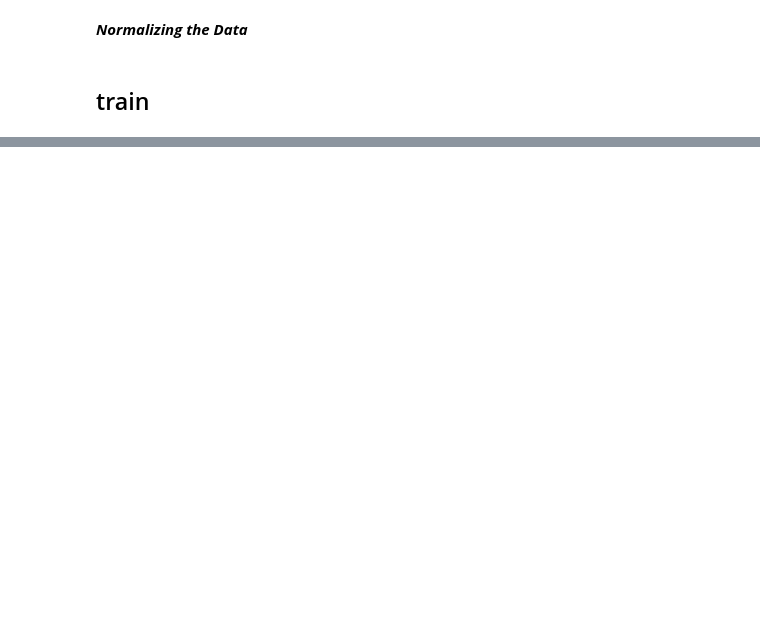
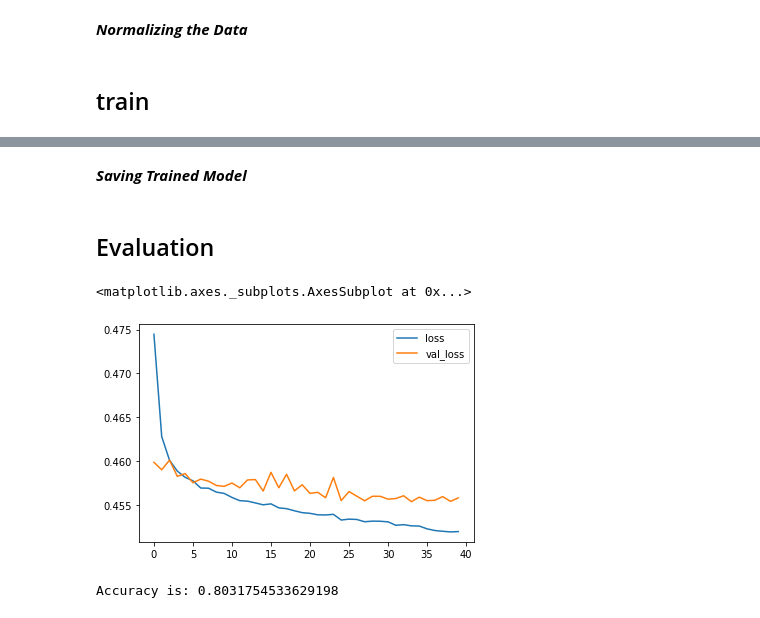
Before and after one commit to ArazShilabin/Loan-Approval-Classification, a Jupyter notebook: lending_club_main.ipynb, the cells around one changed output, grey strips where cells are left out. Cells and saved outputs as stored; diff of their text form; code cells hidden in the pictures; blank space fills up the shorter version.

```diff
--- a/lending_club_main.ipynb
+++ b/lending_club_main.ipynb
@@ -98,7 +98,12 @@ X = df.drop('loan_status',axis=1)
 Y = df['loan_status']
 
 x_train, x_val, y_train, y_val = train_test_split(X, Y, test_size=0.33, random_state=42)
+x_train = x_train.to_numpy()
+x_val = x_val.to_numpy()
+y_train = y_train.to_numpy()
+y_val = y_val.to_numpy()
+
 print(x_train.shape)
-print(x_val.shape)
+print(y_val.shape)
 # %% [output]
 (265340, 83)
@@ -108,7 +113,7 @@ print(x_val.shape)
 # %%
 scaler = MinMaxScaler()
 x_train = scaler.fit_transform(x_train)
-y_val = scaler.transform(y_train)
+x_val = scaler.transform(x_val)
 # %% [markdown]
 ## train
 # %%
@@ -120,0 +124,25 @@ ModuleNotFoundError: No module named 'tensorflow'
+# %%
+model = Sequential()
+
+model.add(Dense(128,  activation='relu'))
+model.add(Dropout(0.5))
+
+model.add(Dense(64, activation='relu'))
+model.add(Dropout(0.4))
+
+model.add(Dense(32, activation='relu'))
+model.add(Dropout(0.3))
+
+model.add(Dense(16, activation='relu'))
+model.add(Dropout(0.2))
+
+model.add(Dense(1,activation='sigmoid'))
+
+model.compile(loss='binary_crossentropy', optimizer='adam')
+# %%
+model.fit(x=x_train,
+          y=y_train,
+          epochs=40,
+          batch_size=256,
+          validation_data=(x_val,y_val),
+          )
@@ -120,0 +168,2 @@ ModuleNotFoundError: No module named 'tensorflow'
+# %% [markdown]
+***Saving Trained Model***
@@ -120,0 +173,14 @@ ModuleNotFoundError: No module named 'tensorflow'
+# %% [markdown]
+## Evaluation
+# %%
+losses = pd.DataFrame(model.history.history)
+losses[['loss','val_loss']].plot()
+# %% [output]
+<matplotlib.axes._subplots.AxesSubplot at 0x...>
+[figure, added]
+# %%
+predictions = model.predict_classes(x_val)
+correct_count = (y_val.reshape((y_val.shape[0],1)) == predictions).sum()
+print(f'Accuracy is: {correct_count/y_val.shape[0]}')
+# %% [output]
+Accuracy is: 0.8031754533629198
```
Also changed, not shown: parts of 5 cells of this notebook.
